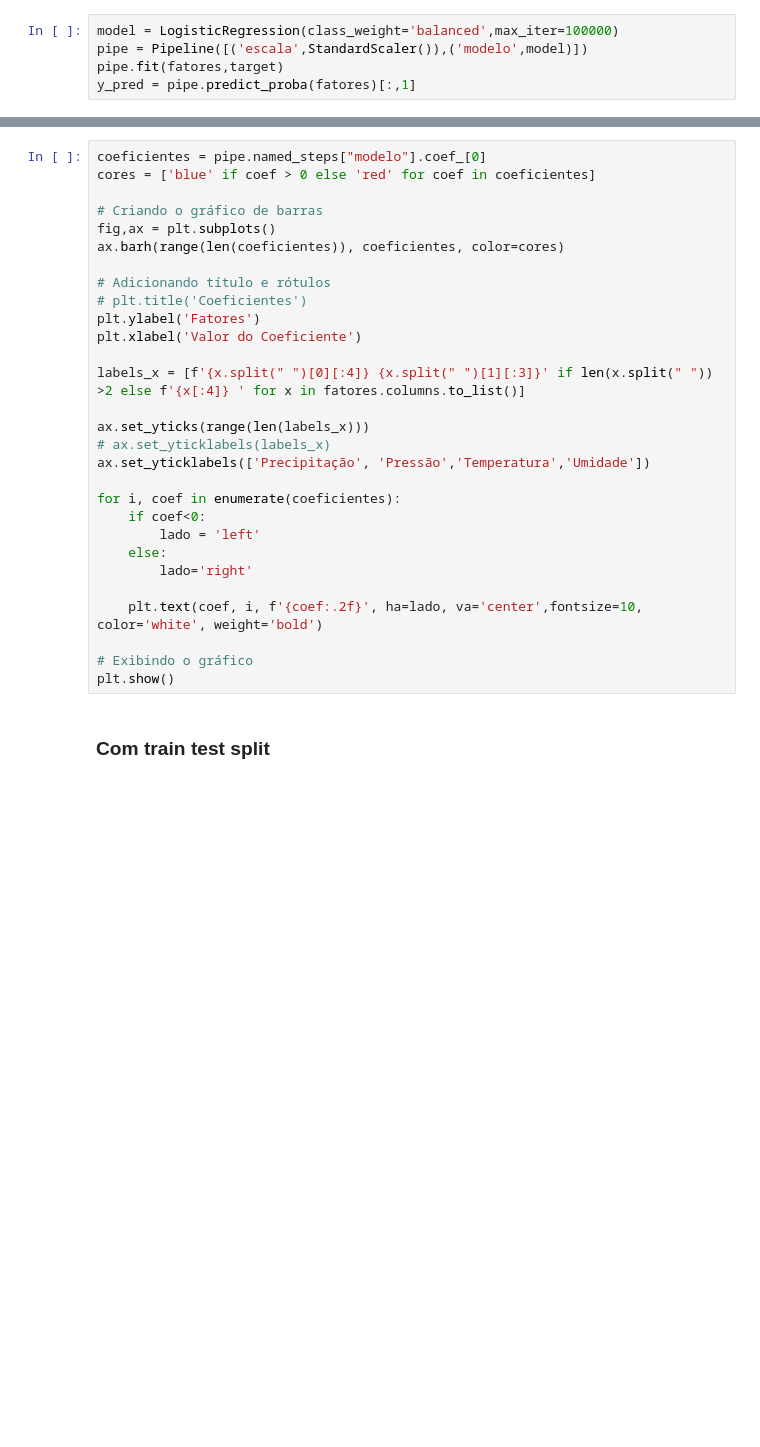
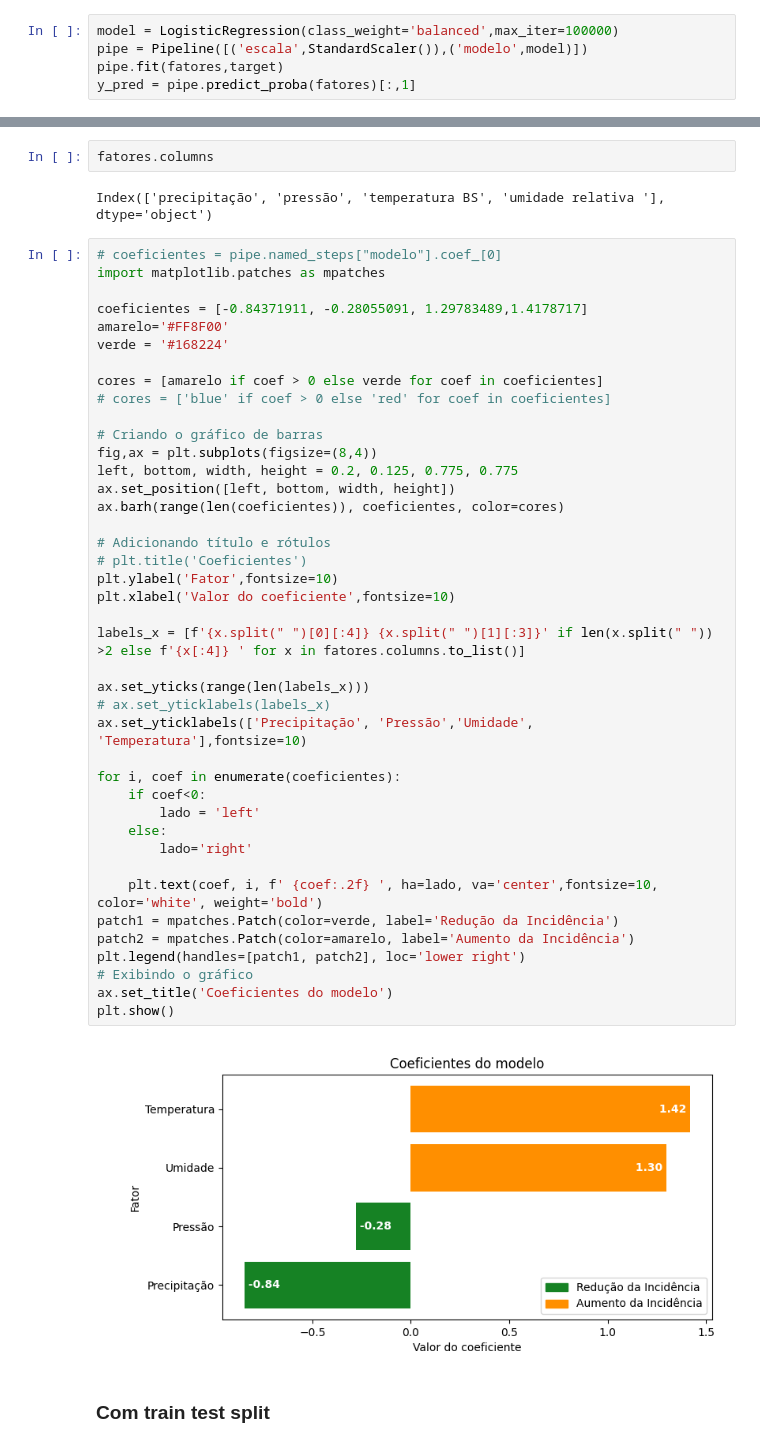
Before and after one commit to 1moi6/tccs, a Jupyter notebook: pietra/ajuste.ipynb, the cells around one changed output, grey strips where cells are left out. Drawn from its saved outputs; the diff is of its cells as text; blank space fills up the shorter version.

```diff
--- a/pietra/ajuste.ipynb
+++ b/pietra/ajuste.ipynb
@@ -52,32 +64,50 @@ plt.show()
+# %%
+fatores.columns
+# %% [output]
+Index(['precipitação', 'pressão', 'temperatura BS', 'umidade relativa '], dtype='object')
 # %%
-coeficientes = pipe.named_steps["modelo"].coef_[0]
-cores = ['blue' if coef > 0 else 'red' for coef in coeficientes]
+# coeficientes = pipe.named_steps["modelo"].coef_[0]
+import matplotlib.patches as mpatches
+
+coeficientes = [-0.84371911, -0.28055091, 1.29783489,1.4178717]
+amarelo='#FF8F00'
+verde = '#168224'
+
+cores = [amarelo if coef > 0 else verde for coef in coeficientes]
+# cores = ['blue' if coef > 0 else 'red' for coef in coeficientes]
 
 # Criando o gráfico de barras
-fig,ax = plt.subplots()
+fig,ax = plt.subplots(figsize=(8,4))
+left, bottom, width, height = 0.2, 0.125, 0.775, 0.775
+ax.set_position([left, bottom, width, height])
 ax.barh(range(len(coeficientes)), coeficientes, color=cores)
 
 # Adicionando título e rótulos
 # plt.title('Coeficientes')
-plt.ylabel('Fatores')
-plt.xlabel('Valor do Coeficiente')
+plt.ylabel('Fator',fontsize=10)
+plt.xlabel('Valor do coeficiente',fontsize=10)
 
 labels_x = [f'{x.split(" ")[0][:4]} {x.split(" ")[1][:3]}' if len(x.split(" ")) >2 else f'{x[:4]} ' for x in fatores.columns.to_list()]
 
 ax.set_yticks(range(len(labels_x)))
 # ax.set_yticklabels(labels_x)
-ax.set_yticklabels(['Precipitação', 'Pressão','Temperatura','Umidade'])
+ax.set_yticklabels(['Precipitação', 'Pressão','Umidade', 'Temperatura'],fontsize=10)
 
 for i, coef in enumerate(coeficientes):
     if coef<0:
         lado = 'left'
     else:
         lado='right'
 
-    plt.text(coef, i, f'{coef:.2f}', ha=lado, va='center',fontsize=10, color='white', weight='bold')
-
+    plt.text(coef, i, f' {coef:.2f} ', ha=lado, va='center',fontsize=10, color='white', weight='bold')
+patch1 = mpatches.Patch(color=verde, label='Redução da Incidência')
+patch2 = mpatches.Patch(color=amarelo, label='Aumento da Incidência')
+plt.legend(handles=[patch1, patch2], loc='lower right')
 # Exibindo o gráfico
+ax.set_title('Coeficientes do modelo')
 plt.show()
+# %% [output]
+[figure, added]
 # %% [markdown]
 ### Com train test split
 # %%
```
Also changed, not shown: parts of 18 cells of this notebook, 11 other files.
